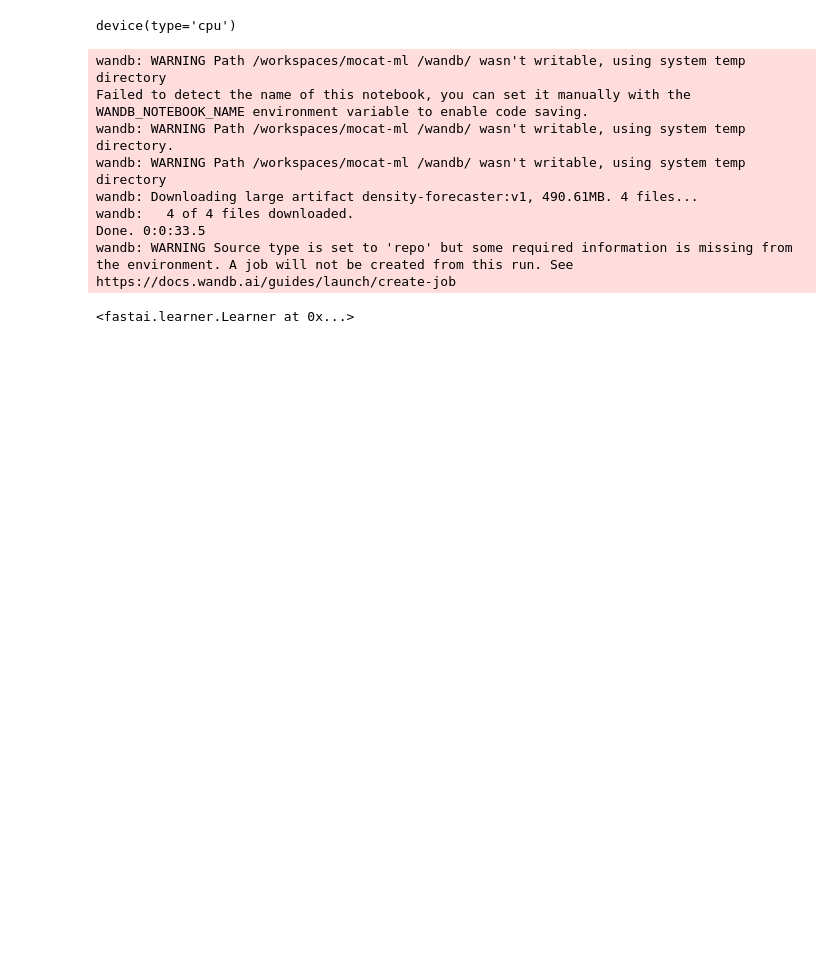
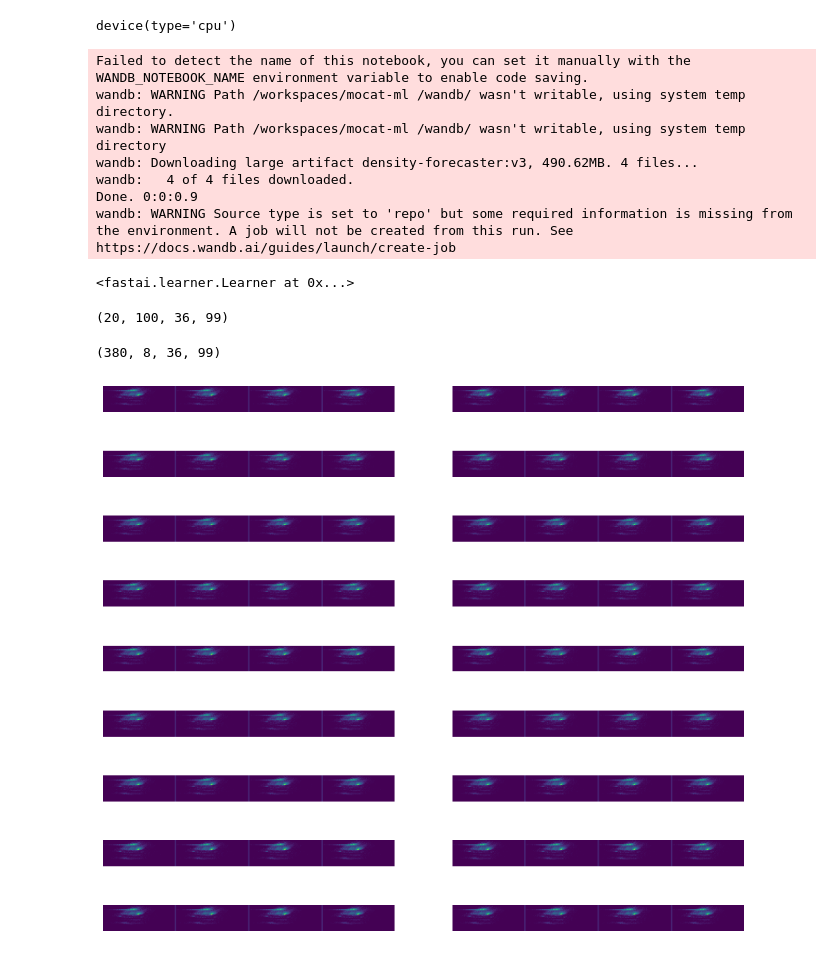
Before and after one commit to ARCLab-MIT/mocat-ml, a Jupyter notebook: nbs/convgru_eval.ipynb, the cells around one changed output. Cells and saved outputs as stored; diff of their text form; code cells hidden in the pictures; blank space fills up the shorter version.

```diff
--- a/nbs/convgru_eval.ipynb
+++ b/nbs/convgru_eval.ipynb
@@ -43,8 +52,8 @@ device(type='cpu')
 # %%
 wandb_api = wandb.Api()
 if config.learner.wandb.enabled:
-    aux = wandb_api.artifact(config.learner.path)
-    lp = aux.download(root= Path(config.learner.wandb.dir).expanduser()/\
+    ar = wandb_api.artifact(config.learner.path)
+    lp = ar.download(root= Path(config.learner.wandb.dir).expanduser()/\
                             Path(config.learner.wandb.download_path))
     lp = lp/Path(config.learner.fname)
 else:
@@ -52,15 +61,46 @@ else:
 learn = load_learner(lp, cpu=default_device() == torch.device("cpu"))
 learn
 # %% [output]
-wandb: WARNING Path /workspaces/mocat-ml /wandb/ wasn't writable, using system temp directory
 Failed to detect the name of this notebook, you can set it manually with the WANDB_NOTEBOOK_NAME environment variable to enable code saving.
 wandb: WARNING Path /workspaces/mocat-ml /wandb/ wasn't writable, using system temp directory.
 wandb: WARNING Path /workspaces/mocat-ml /wandb/ wasn't writable, using system temp directory
-wandb: Downloading large artifact density-forecaster:v1, 490.61MB. 4 files...
+wandb: Downloading large artifact density-forecaster:v3, 490.62MB. 4 files...
 wandb:   4 of 4 files downloaded.
-Done. 0:0:33.5
+Done. 0:0:0.9
 wandb: WARNING Source type is set to 'repo' but some required information is missing from the environment. A job will not be created from this run. See https://docs.wandb.ai/guides/launch/create-job
 <fastai.learner.Learner at 0x...>
+# %%
+if config.learner.wandb.enabled:
+    run = ar.logged_by()
+    config.lookback = run.config['lookback']
+    config.horizon = run.config['horizon']
+    config.sel_steps = run.config['sel_steps']
+    config.stride = run.config['stride']
 # %%
-X = data = np.load(Path(config.data.path).expanduser(),
+X = np.load(Path(config.data.path).expanduser(),
                mmap_mode='c' if config.mmap else None)
+if config.data.split_idx is not None:
+    X = X[learn.splits[config.data.split_idx], :config.sel_steps]
+X.shape
+# %% [output]
+(20, 100, 36, 99)
+# %%
+X_sw = sliding_window_view(X, (X.shape[0], config.lookback + config.horizon,
+                                 X.shape[-2], X.shape[-1]),
+                                 (X.shape[0], config.stride,
+                                  X.shape[-2], X.shape[-1]))
+samples_per_simulation = X_sw.shape[1]
+X_sw = X_sw.squeeze()
+X_sw = X_sw.reshape(-1, *X_sw.shape[2:])
+X_sw.shape
+# %% [output]
+(380, 8, 36, 99)
+# %%
+train_stats = (learn.dls.train.after_batch.mean, learn.dls.train.after_batch.std)
+ds = DensityData(X_sw, lbk=config.lookback, h=config.horizon)
+tl = TfmdLists(range(len(ds)), DensityTupleTransform(ds))
+dl = TfmdDL(tl, bs=learn.dls.valid.bs, shuffle=False, num_workers=0,
+            after_batch=Normalize.from_stats(*train_stats))
+dl.show_batch()
+# %% [output]
+[figure, added]
```
Also changed, not shown: parts of 3 cells of this notebook, 2 other files.
